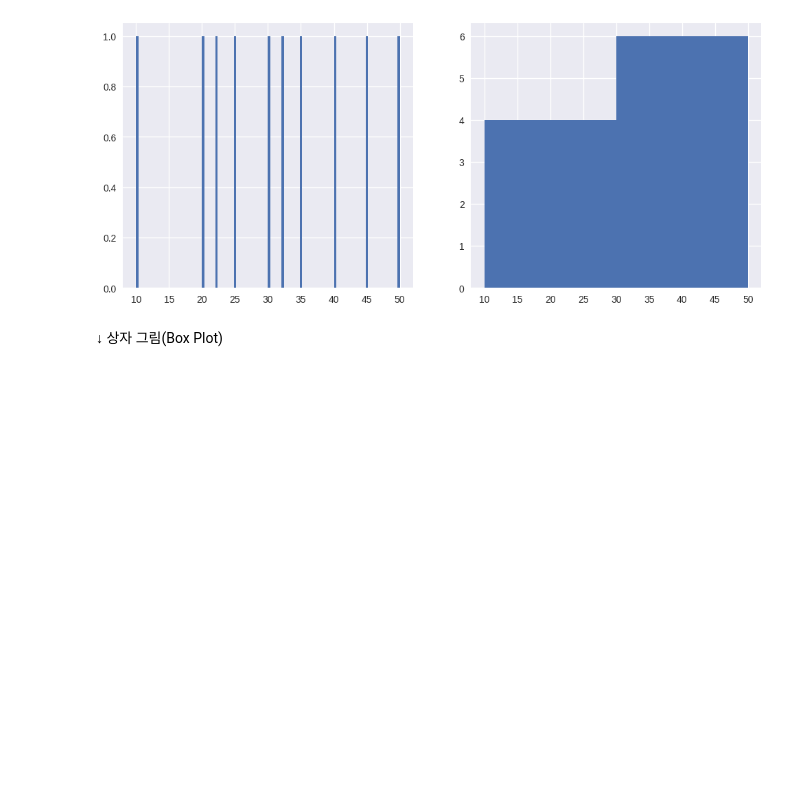
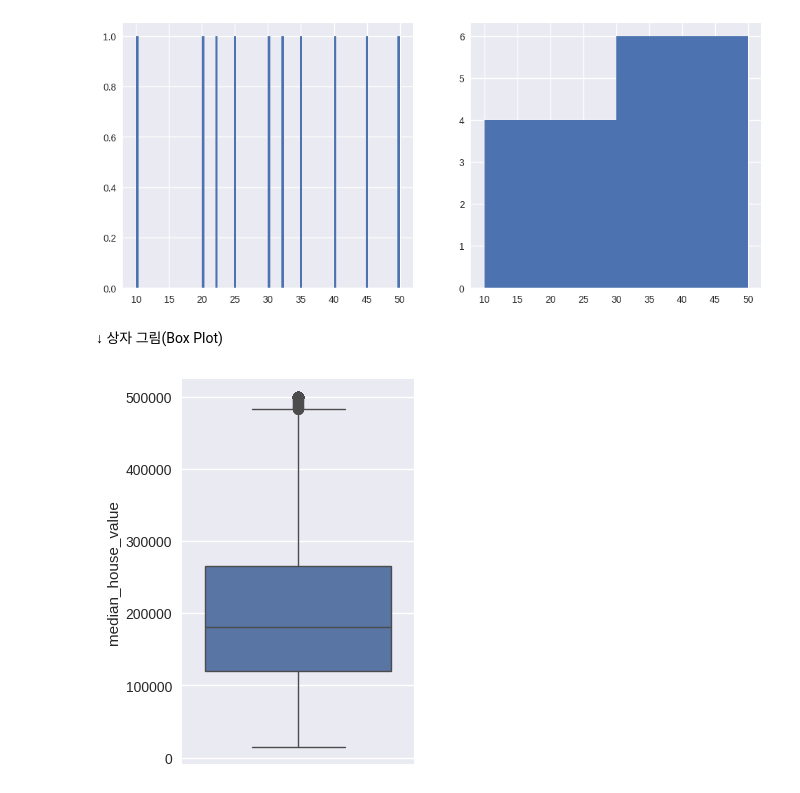
Before and after one commit to hajju0617/Data-Analysis-Study, a Jupyter notebook: visualize_dataset.ipynb, the cells around one changed output. Drawn from its saved outputs; the diff is of its cells as text; code cells hidden in the pictures; blank space fills up the shorter version.

```diff
--- a/visualize_dataset.ipynb
+++ b/visualize_dataset.ipynb
@@ -160,3 +200,11 @@ data.hist(bins=2, ax=ax[1])
 [figure]
 # %% [markdown]
 ↓ 상자 그림(Box Plot)
+# %%
+# 상자 그림 그리기.
+
+fig, ax = plt.subplots(figsize=(3, 5))
+sns.boxplot(house['median_house_value'], ax=ax)
+plt.show()
+# %% [output]
+[figure, added]
```
Also changed, not shown: parts of 17 cells of this notebook.
